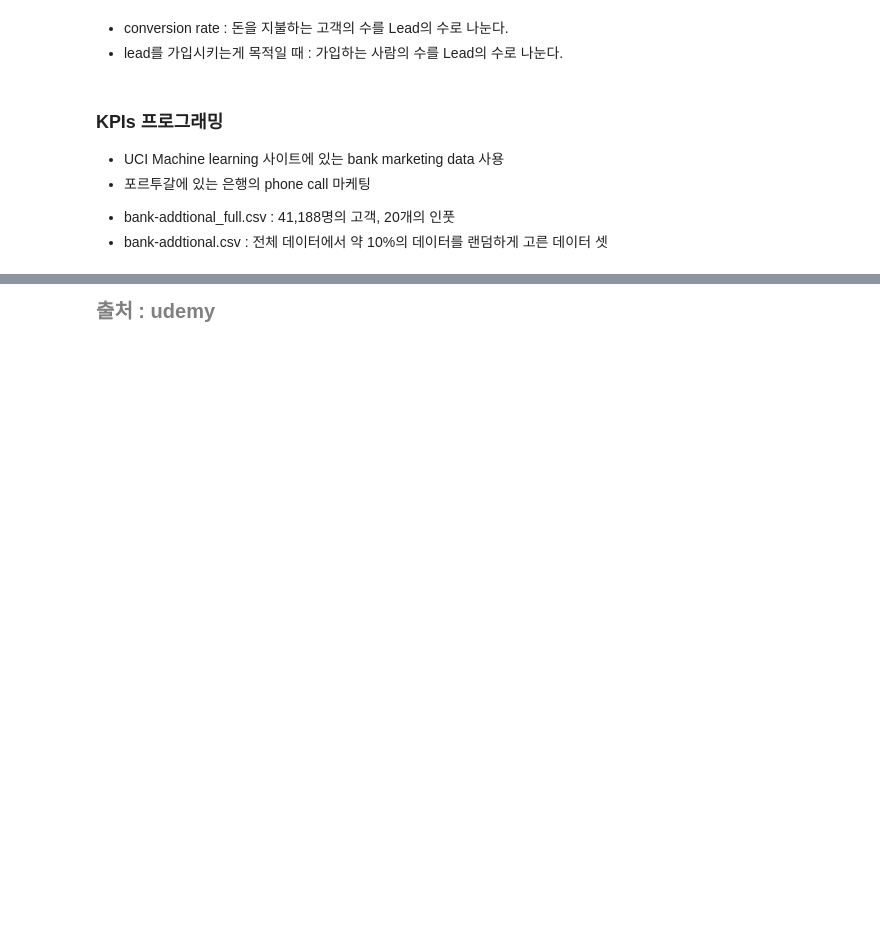
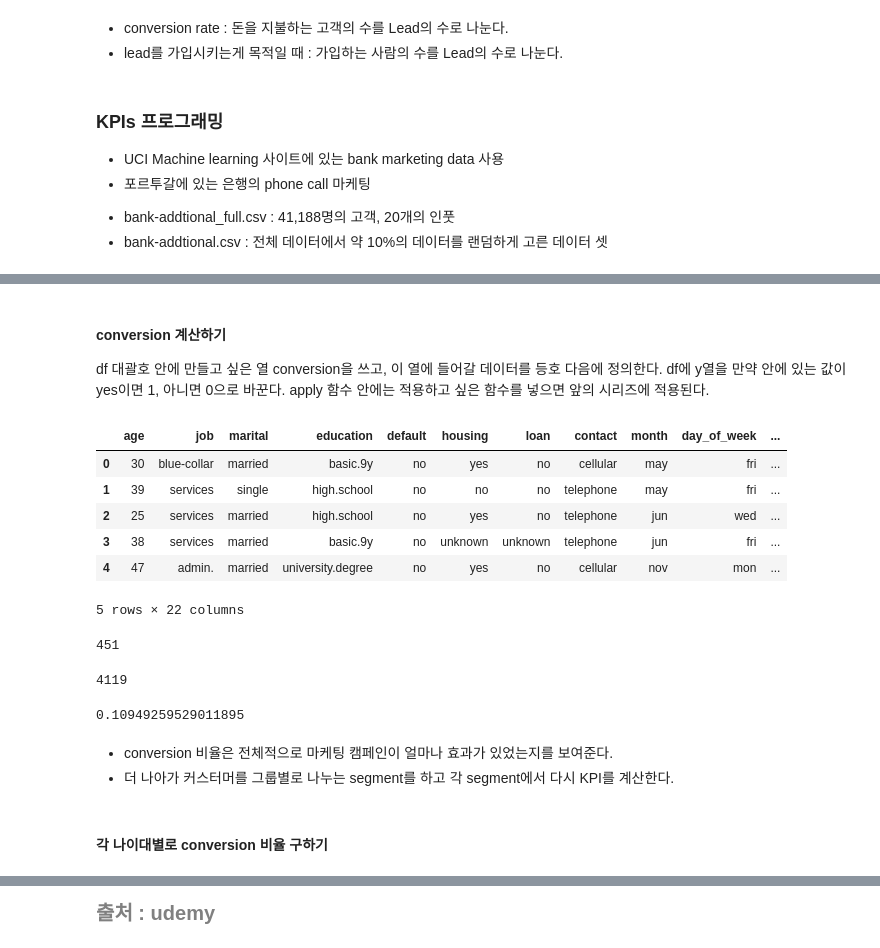
Before and after one commit to noahkim12/marketing_ds, a Jupyter notebook: mds_02_4.ipynb, the cells around one changed output, grey strips where cells are left out. Cells and saved outputs as stored; diff of their text form; code cells hidden in the pictures; blank space fills up the shorter version.

```diff
--- a/mds_02_4.ipynb
+++ b/mds_02_4.ipynb
@@ -69,0 +69,3 @@ df
+# %% [markdown]
+#### conversion 계산하기
+df 대괄호 안에 만들고 싶은 열 conversion을 쓰고, 이 열에 들어갈 데이터를 등호 다음에 정의한다. df에 y열을 만약 안에 있는 값이 yes이면 1, 아니면 0으로 바꾼다. apply 함수 안에는 적용하고 싶은 함수를 넣으면 앞의 시리즈에 적용된다.
@@ -69,0 +74,24 @@ df
+# %%
+df.head() # 마지막 열에 conversion 열이 생성된 결과를 볼 수 있다.
+# %% [output]
+|  | age | job | marital | education | default | housing | loan | contact | month | day_of_week | ... |
+| 0 | 30 | blue-collar | married | basic.9y | no | yes | no | cellular | may | fri | ... |
+| 1 | 39 | services | single | high.school | no | no | no | telephone | may | fri | ... |
+| 2 | 25 | services | married | high.school | no | yes | no | telephone | jun | wed | ... |
+| 3 | 38 | services | married | basic.9y | no | unknown | unknown | telephone | jun | fri | ... |
+| 4 | 47 | admin. | married | university.degree | no | yes | no | cellular | nov | mon | ... |
+5 rows × 22 columns
+# %%
+# conversion 비율 구하기. 451을 4119로 나누면 10.94%가 나온다.
+df.conversion.sum()
+df.shape[0]
+df.conversion.sum()/df.shape[0]
+# %% [output]
+451
+4119
+0.10949259529011895
+# %% [markdown]
+* conversion 비율은 전체적으로 마케팅 캠페인이 얼마나 효과가 있었는지를 보여준다.
+* 더 나아가 커스터머를 그룹별로 나누는 segment를 하고 각 segment에서 다시 KPI를 계산한다.
+# %% [markdown]
+#### 각 나이대별로 conversion 비율 구하기
```
Also changed, not shown: parts of 21 cells of this notebook.
